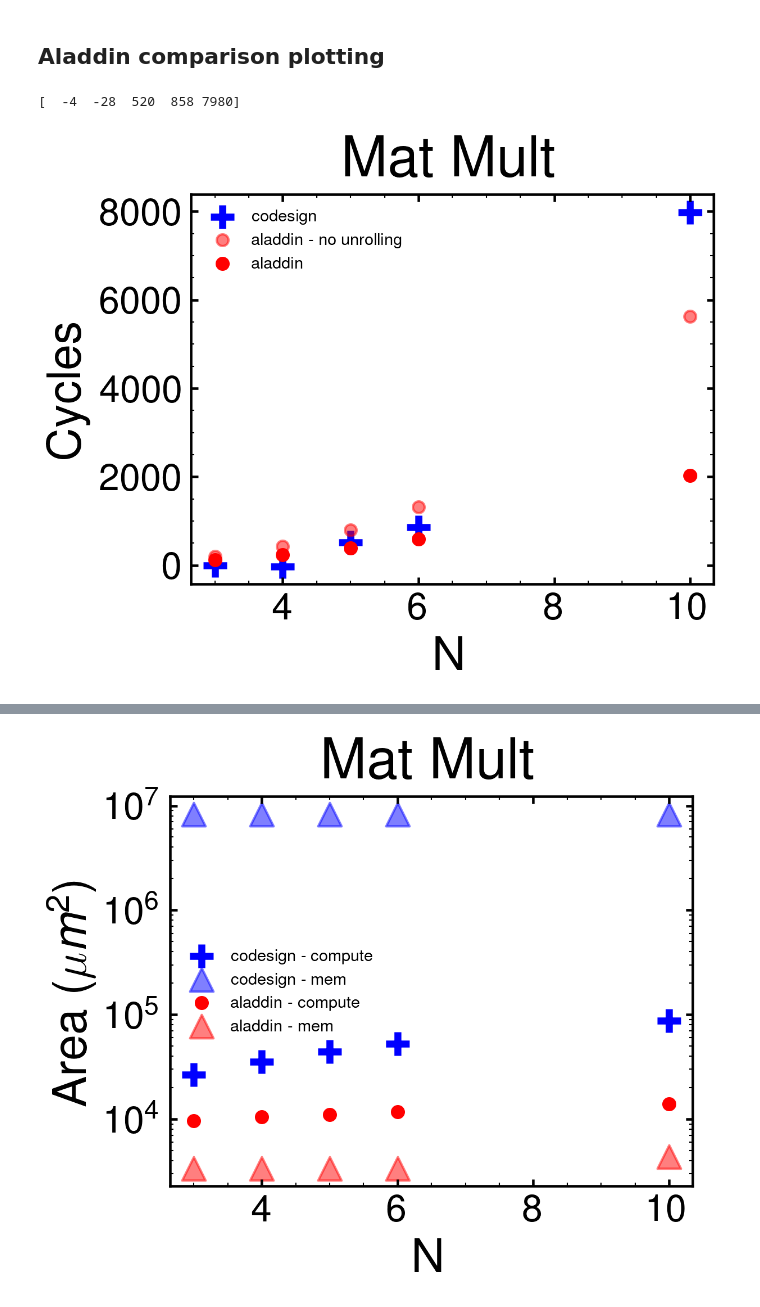
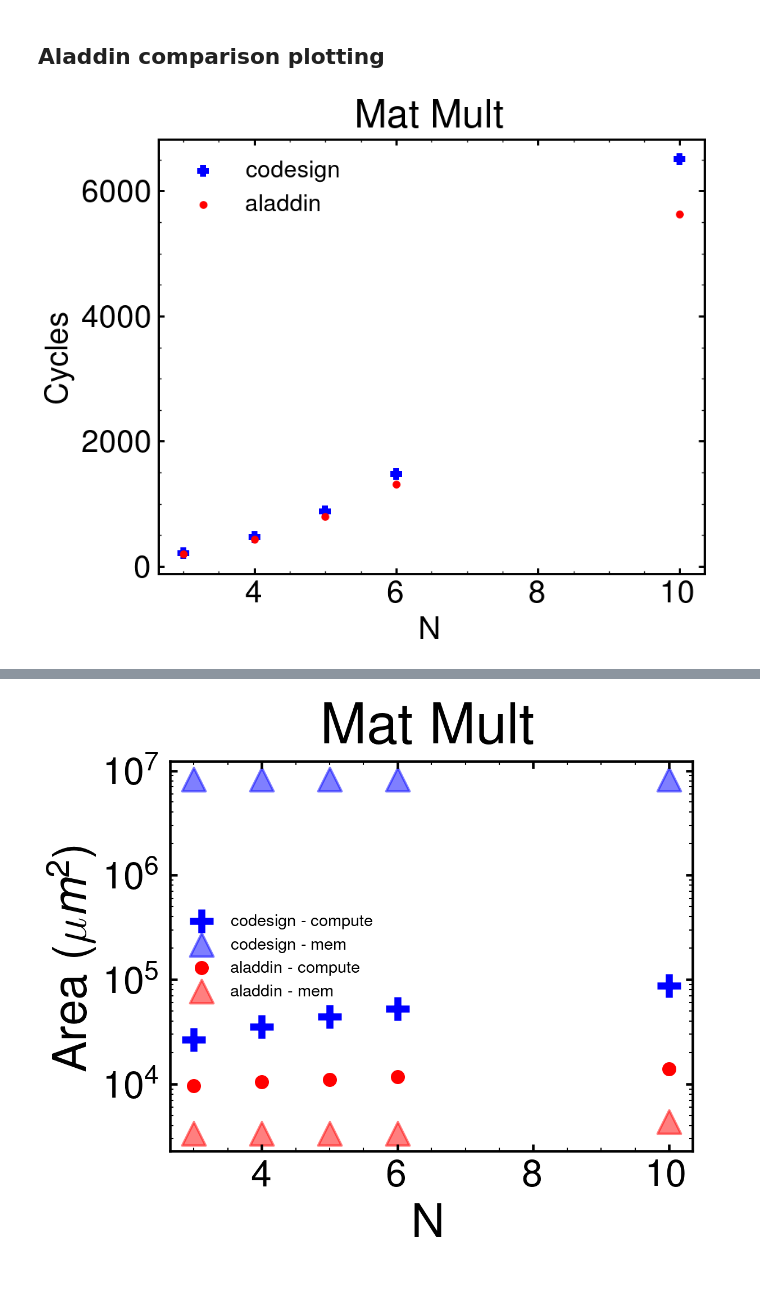
Before and after one commit to tathagatasrimani/codesign, a Jupyter notebook: src/vamshi_misc_tests.ipynb, the cells around one changed output, grey strips where cells are left out. Cells and saved outputs as stored; diff of their text form; code cells hidden in the pictures.

```diff
--- a/src/vamshi_misc_tests.ipynb
+++ b/src/vamshi_misc_tests.ipynb
@@ -11,7 +11,7 @@ import  matplotlib.pyplot as plt
 import scienceplots
 import numpy as np
 
-plt.style.use(['science', 'nature', 'presentation'])
+plt.style.use(['science', 'nature']) #, 'presentation'])
 # %%
 filepath = "benchmarks/models/matmult_from_file.py"
 src_file =  open(filepath, 'r')
@@ -1018,35 +1018,41 @@ unrolled_aladdin_no_bias = {'cycles': [],
     'mem power': [],
     'compute area': [],
     'mem area': []}
+
+
+codesign_post_fix = {'cycles': [214, 471, 882, 1483, 6507],
+    'compute power': [1.623, 1.7456, 1.8192, 1.8686, 1.9697],
+    'mem power': [84.488, 84.4880, 84.488, 84.4880, 84.4880],
+    'compute area': [9116.648899, 9116.648899, 9116.648899, 9116.648899, 9116.648899],
+    'mem area': [8260000.0, 8260000.0, 8260000.0, 8260000.0, 8260000.0]}
 # %%
-# with mpl.rc_context({'lines.linewidth' : 2.25,
-# 'lines.markersize' : 6,
-# 'figure.figsize': (5,4),
-# 'figure.dpi': 192,
-# # 'axes.titlepad': 8.0,
-# 'axes.linewidth' : 1.1,
-# 'legend.frameon': False,
-# 'legend.fontsize': 12,
-# 'xtick.major.width' : 1.1,
-# 'ytick.major.width' : 1.1,
-# 'axes.titlesize' : 20,
-# 'axes.labelsize' : 16,
-# 'lines.linewidth' : 3,
-# 'lines.markersize' : 6,
-# 'xtick.labelsize' : 16,
-# 'ytick.labelsize' : 16,}):
-cycles_diff = np.asarray(unrolled_codesign['cycles']) - 9*np.asarray(mat_dim)**3 - 5*np.asarray(mat_dim)**2
-print(cycles_diff)
-plt.scatter(mat_dim, cycles_diff, marker='+', label='codesign', c='b')
-plt.scatter(mat_dim, aladdin['cycles'], marker='.', label='aladdin - no unrolling', c='r', alpha = 0.5)
-plt.scatter(mat_dim, unrolled_aladdin['cycles'], marker='.', label='aladdin', c='r')
-plt.xlabel('N')
-plt.ylabel('Cycles')
-# plt.yscale('log')
-plt.legend()
-plt.title("Mat Mult")
-plt.show()
+with mpl.rc_context({'lines.linewidth' : 2.25,
+'lines.markersize' : 6,
+'figure.figsize': (5,4),
+'figure.dpi': 192,
+# 'axes.titlepad': 8.0,
+'axes.linewidth' : 1.1,
+'legend.frameon': False,
+'legend.fontsize': 12,
+'xtick.major.width' : 1.1,
+'ytick.major.width' : 1.1,
+'axes.titlesize' : 20,
+'axes.labelsize' : 16,
+'lines.linewidth' : 3,
+'lines.markersize' : 6,
+'xtick.labelsize' : 16,
+'ytick.labelsize' : 16,}):
+    # cycles_diff = np.asarray(unrolled_codesign['cycles']) - 9*np.asarray(mat_dim)**3 - 5*np.asarray(mat_dim)**2
+    # print(cycles_diff)
+    plt.scatter(mat_dim, codesign_post_fix['cycles'], marker='+', label='codesign', c='b')
+    # plt.scatter(mat_dim, aladdin['cycles'], marker='.', label='aladdin - no unrolling', c='r', alpha = 0.5)
+    plt.scatter(mat_dim, aladdin['cycles'], marker='.', label='aladdin', c='r')
+    plt.xlabel('N')
+    plt.ylabel('Cycles')
+    # plt.yscale('log')
+    plt.legend()
+    plt.title("Mat Mult")
+    plt.show()
 # %% [output]
-[  -4  -28  520  858 7980]
-[figure, old version]
+[figure, new version]
 # %%
```
Also changed, not shown: parts of 1 cell of this notebook, 2 other files.
